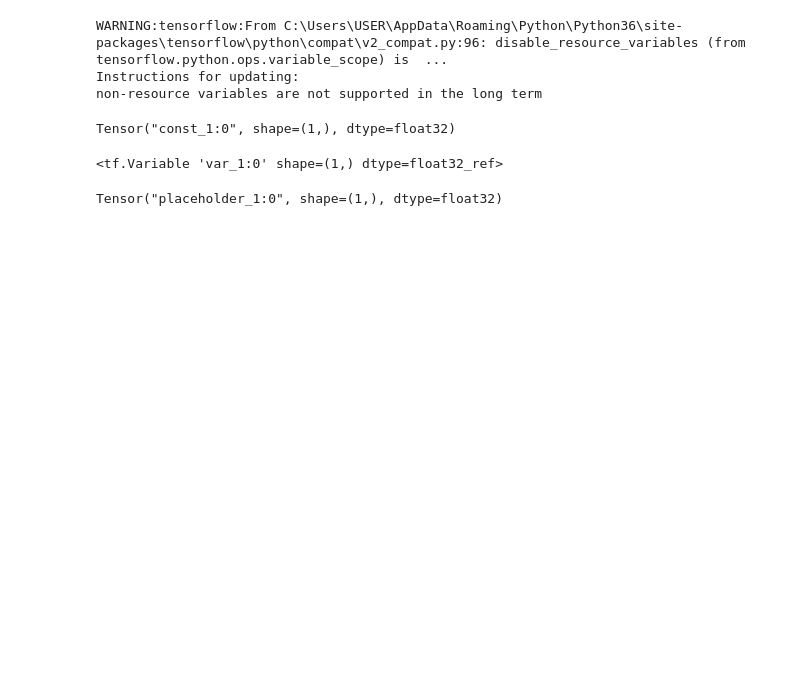
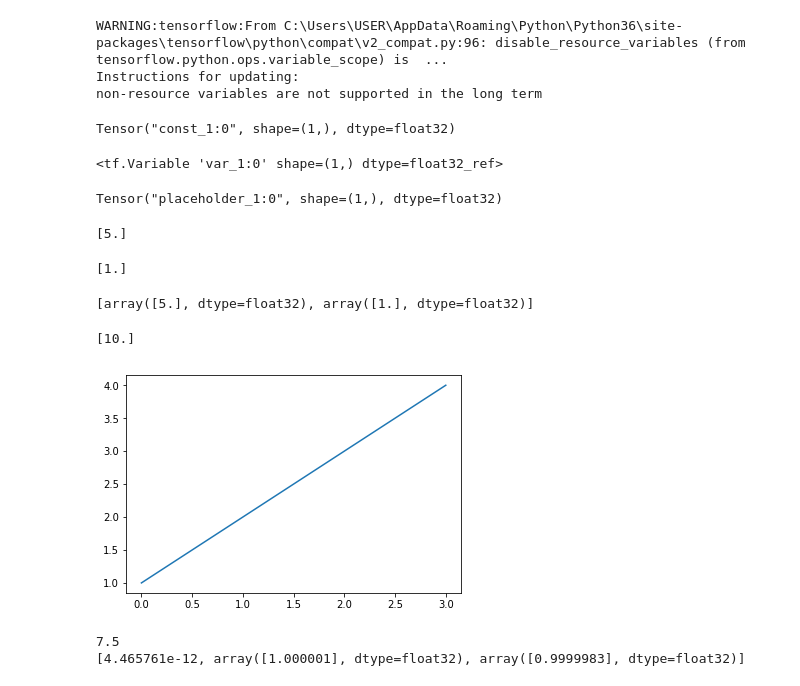
Before and after one commit to sidk003/Stock-Market-Prediction, a Jupyter notebook: tensorflow.ipynb, the cells around one changed output. Drawn from its saved outputs; the diff is of its cells as text; code cells hidden in the pictures; blank space fills up the shorter version.

Commit message:
Built ML model using tensorflow based on linear regression

```diff
--- a/tensorflow.ipynb
+++ b/tensorflow.ipynb
@@ -33,0 +36,31 @@ Tensor("placeholder_1:0", shape=(1,), dtype=float32)
+# %%
+print(session.run(const_1))
+# %% [output]
+[5.]
+# %%
+init = tf.global_variables_initializer()
+session.run(init)
+print(session.run(var_1))
+# %% [output]
+[1.]
+# %%
+print(session.run([const_1,var_1]))
+# %% [output]
+[array([5.], dtype=float32), array([1.], dtype=float32)]
+# %%
+# way to pass in any value
+print(session.run(placeholder_1, feed_dict={placeholder_1:[10.0]}))
+# %% [output]
+[10.]
+# %%
+# Linear Regression
+# creating a dataset
+import matplotlib.pyplot as plt
+
+x_train = [0.0, 1.0, 2.0, 3.0] #i/p
+y_train = [1.0, 2.0, 3.0, 4.0] #correct values
+# %%
+plt.plot(x_train,y_train)
+plt.show()
+# %% [output]
+[figure, added]
@@ -33,0 +80,9 @@ Tensor("placeholder_1:0", shape=(1,), dtype=float32)
+# %%
+session.run(tf.global_variables_initializer())
+print(session.run(loss, feed_dict={x_input:x_train, y_input:y_train}))
+for _ in range(1000):
+    session.run(trainstep, feed_dict={x_input:x_train, y_input:y_train})
+print(session.run([loss, m, b], feed_dict={x_input:x_train, y_input:y_train}))
+# %% [output]
+7.5
+[4.465761e-12, array([1.000001], dtype=float32), array([0.9999983], dtype=float32)]
```
Also changed, not shown: parts of 7 cells of this notebook.
